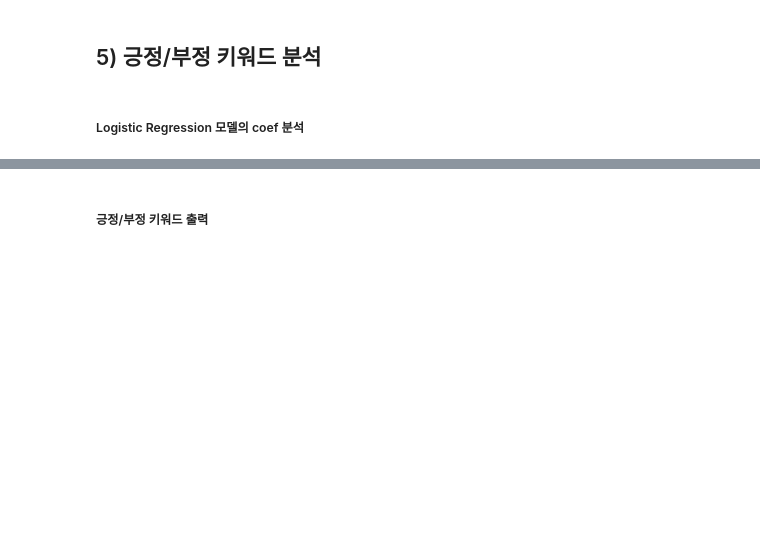
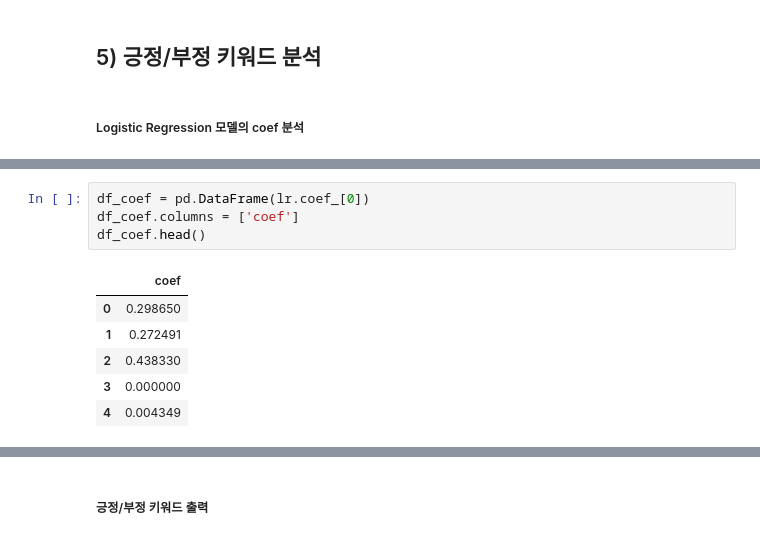
Before and after one commit to kimhyunso/exampleCode, a Jupyter notebook: BigData/공유파일/04_sentimental_analysis_(for_student).ipynb, the cells around one changed output, grey strips where cells are left out. Drawn from its saved outputs; the diff is of its cells as text; blank space fills up the shorter version.

```diff
--- a/BigData/공유파일/04_sentimental_analysis_(for_student).ipynb
+++ b/BigData/공유파일/04_sentimental_analysis_(for_student).ipynb
@@ -424,0 +680,11 @@ plt.show()
+# %%
+df_coef = pd.DataFrame(lr.coef_[0])
+df_coef.columns = ['coef']
+df_coef.head()
+# %% [output]
+|  | coef |
+| 0 | 0.298650 |
+| 1 | 0.272491 |
+| 2 | 0.438330 |
+| 3 | 0.000000 |
+| 4 | 0.004349 |
```
Also changed, not shown: parts of 56 cells of this notebook, 4 other files.
